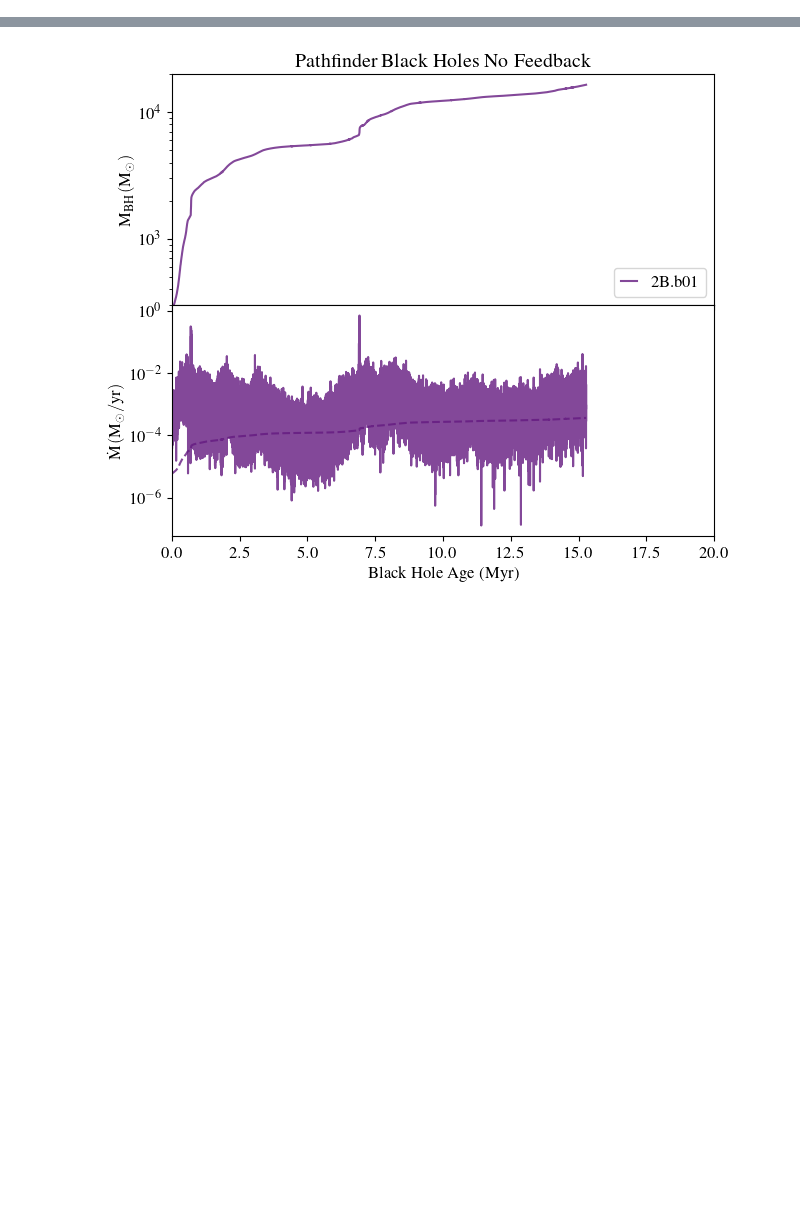
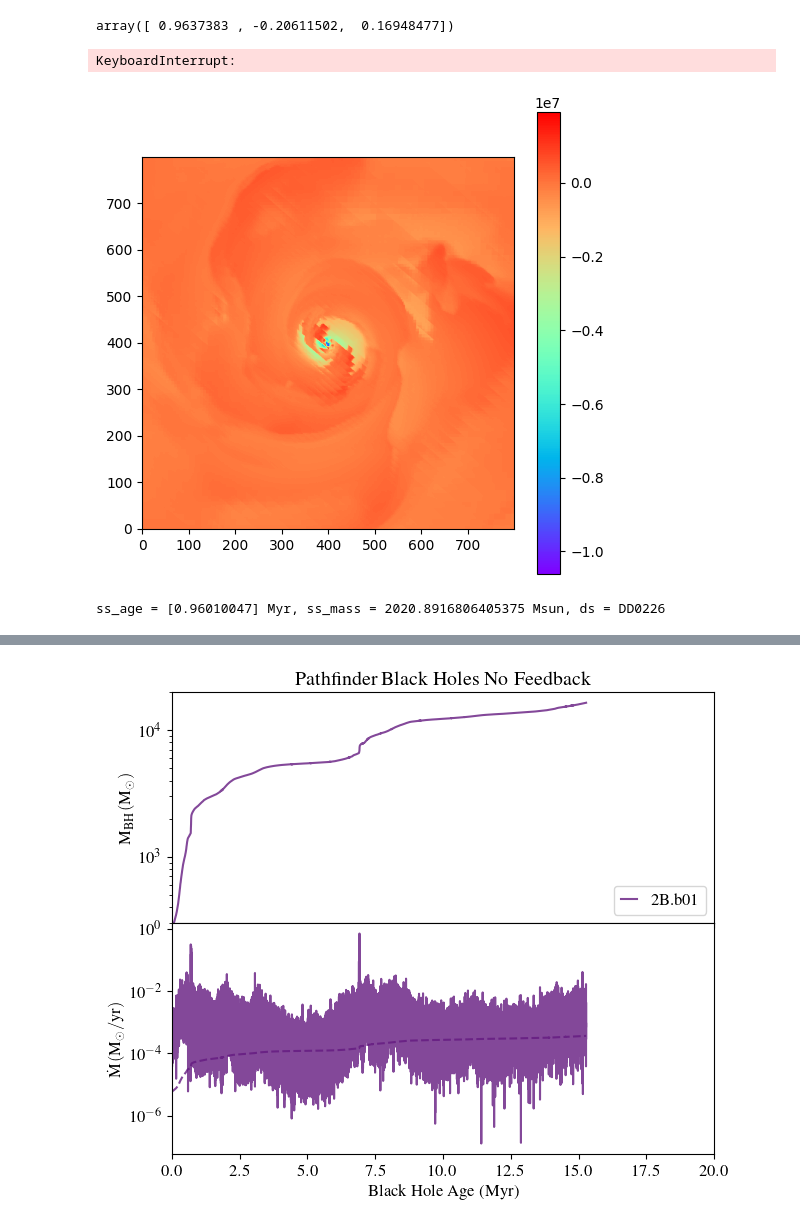
Before and after one commit to simonetgordon/smartstar_simulation_analysis, a Jupyter notebook: python_scripts/beckmann-plots/plot_mass_growth.ipynb, the cells around one changed output, grey strips where cells are left out. Cells and saved outputs as stored; diff of their text form; code cells hidden in the pictures; blank space fills up the shorter version.

Commit message:
checking cylindrical radial velocity sliceplot accuracy in ipynb

```diff
--- a/python_scripts/beckmann-plots/plot_mass_growth.ipynb
+++ b/python_scripts/beckmann-plots/plot_mass_growth.ipynb
@@ -20,0 +72,2 @@ Note: you may need to restart the kernel to use updated packages.
+# %%
+ds = yt.load("/Backup00/sgordon/pleiades/seed1-bh-only/270msun/replicating-beckmann/1B.m16-4dx/DD0226/DD0226")
@@ -20,0 +85,5 @@ Note: you may need to restart the kernel to use updated packages.
+# %%
+ss_pos, ss_mass, ss_age, ss_vel = ss_properties(ds, velocity=True)
+disc_r_pc = 0.1
+disc_h_pc = 0.1
+_, L = _make_disk_L(ds, ss_pos, disc_r_pc, disc_h_pc)
@@ -20,0 +93,3 @@ Note: you may need to restart the kernel to use updated packages.
+# %%
+ss_pos, ss_mass, ss_age, ss_vel = ss_properties(ds, velocity=True)
+ss_vel
@@ -20,0 +99,13 @@ Note: you may need to restart the kernel to use updated packages.
+# %%
+from yt.utilities.math_utils import ortho_find
+field = 'velocity_cylindrical_radius'
+disc_h_pc = disc_r_pc = 0.8
+width = 0.2
+dir = L
+vecs = ortho_find(L)
+dir = vecs[0]
+north = vecs[1]
+disk = ds.disk(ss_pos, dir, disc_r_pc, disc_h_pc)
+disk.set_field_parameter("center", ss_pos)
+disk.set_field_parameter("bulk_velocity", ss_vel)
+vel_r_cyl = field_from_sliceplot(field, ds, disk, ss_pos, north, width, dir, npixels=800, radius=False)
@@ -20,0 +116,19 @@ Note: you may need to restart the kernel to use updated packages.
+# %%
+dir
+# %% [output]
+array([ 0.9637383 , -0.20611502,  0.16948477])
+# %%
+print(disk.quantities.angular_momentum_vector())
+# %% [output]
+KeyboardInterrupt:
+# %%
+from matplotlib.colors import LogNorm
+fig = plt.figure(figsize=(6,6))
+im1 = plt.imshow(vel_r_cyl, cmap='rainbow', origin="lower")
+#im1.set_clim(-20, 0)
+plt.colorbar(im1)
+plt.show()
+print(f"ss_age = {ss_age/1e6} Myr, ss_mass = {ss_mass}, ds = {ds}")
+# %% [output]
+[figure, added]
+ss_age = [0.96010047] Myr, ss_mass = 2020.8916806405375 Msun, ds = DD0226
```
Also changed, not shown: parts of 13 cells of this notebook.
